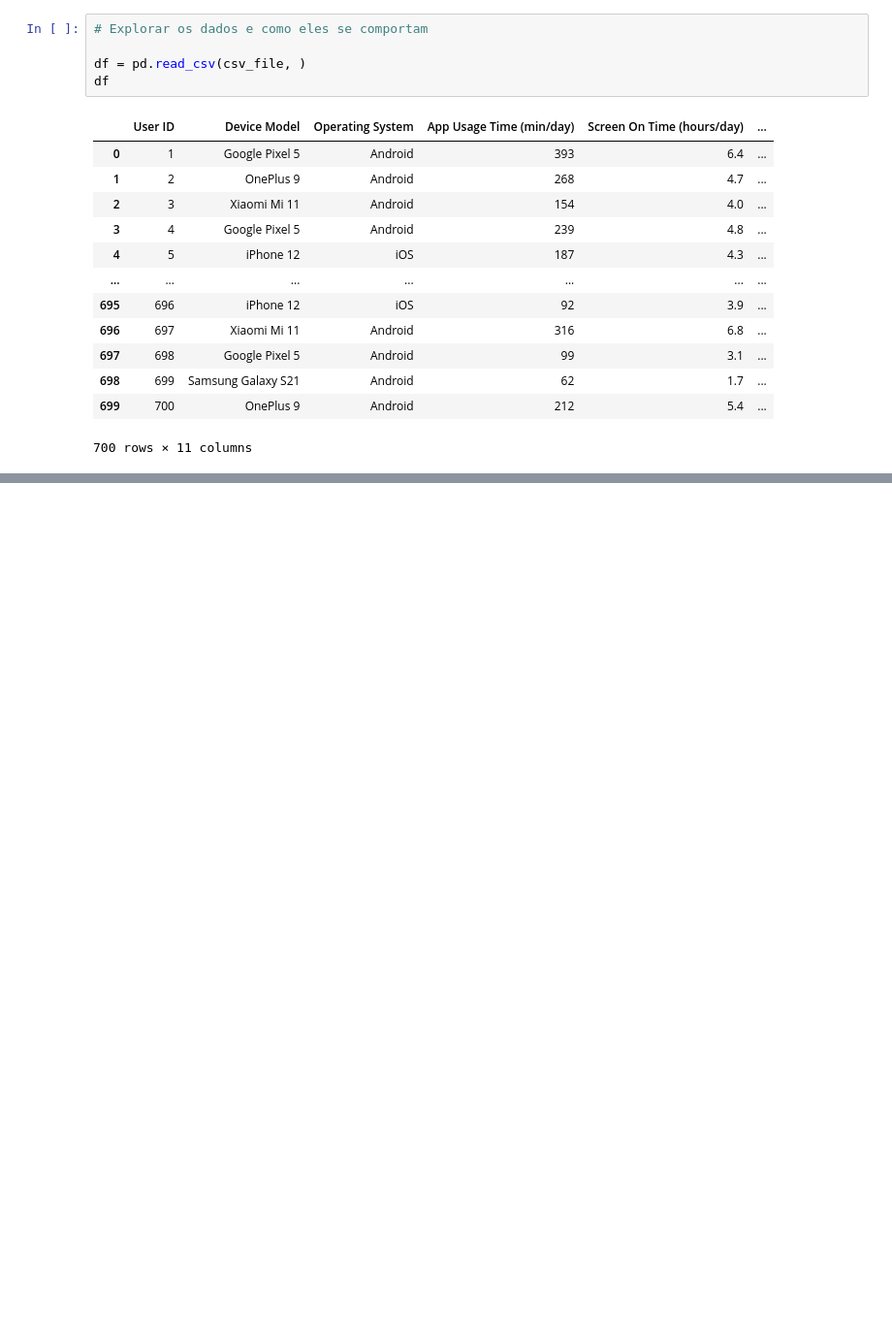
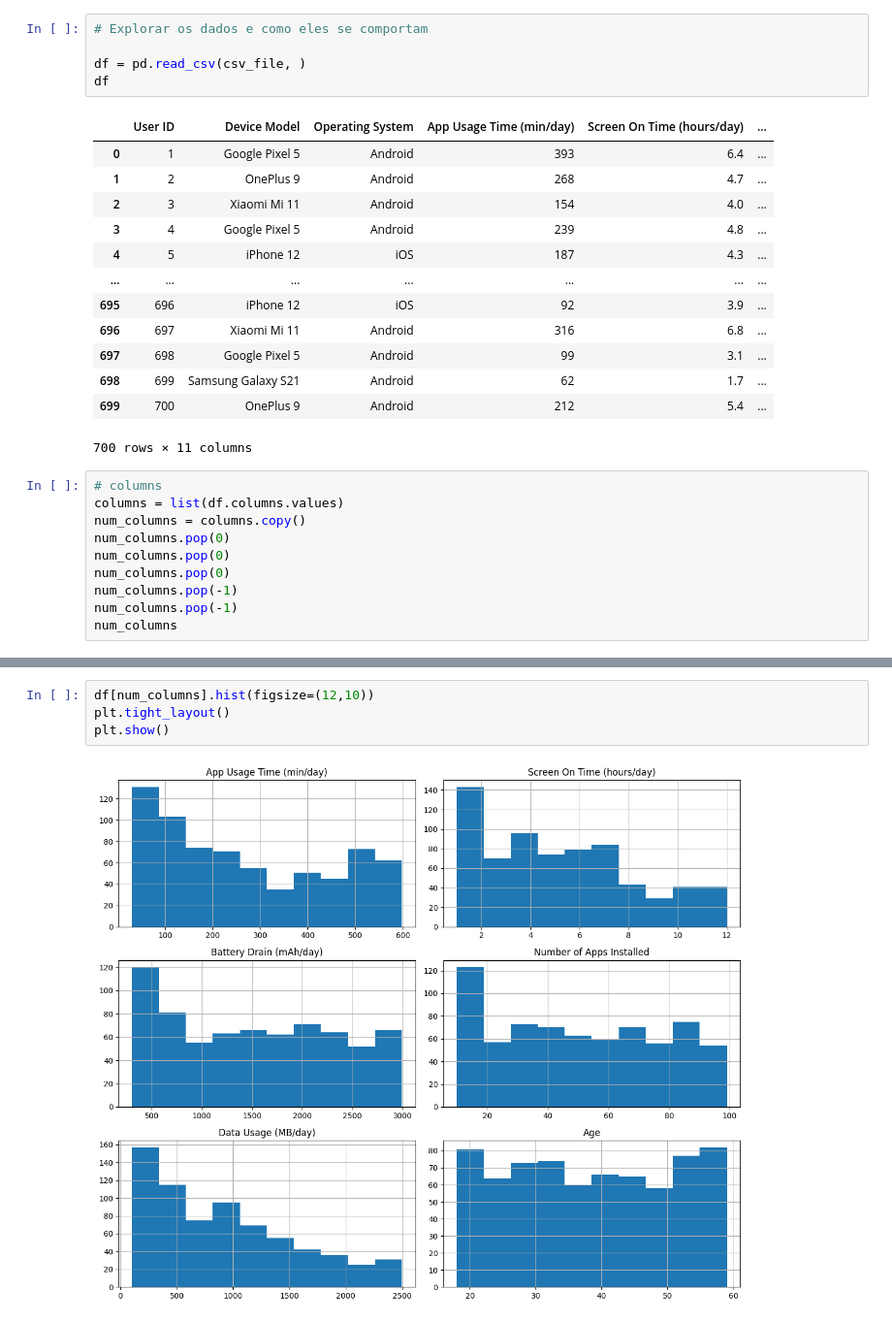
Before and after one commit to henriquefac/mobile-device-usage-analysis, a Jupyter notebook: notebook/exploration.ipynb, the cells around one changed output, grey strips where cells are left out. Shown: that part at 97% size. Drawn from its saved outputs; the diff is of its cells as text; blank space fills up the shorter version.

```diff
--- a/notebook/exploration.ipynb
+++ b/notebook/exploration.ipynb
@@ -27,3 +27,13 @@ df
 | 698 | 699 | Samsung Galaxy S21 | Android | 62 | 1.7 | ... |
 | 699 | 700 | OnePlus 9 | Android | 212 | 5.4 | ... |
 700 rows × 11 columns
+# %%
+# columns
+columns = list(df.columns.values)
+num_columns = columns.copy()
+num_columns.pop(0)
+num_columns.pop(0)
+num_columns.pop(0)
+num_columns.pop(-1)
+num_columns.pop(-1)
+num_columns
@@ -29,0 +108,6 @@ df
+# %%
+df[num_columns].hist(figsize=(12,10))
+plt.tight_layout()
+plt.show()
+# %% [output]
+[figure, added]
```
Also changed, not shown: parts of 4 cells of this notebook.
